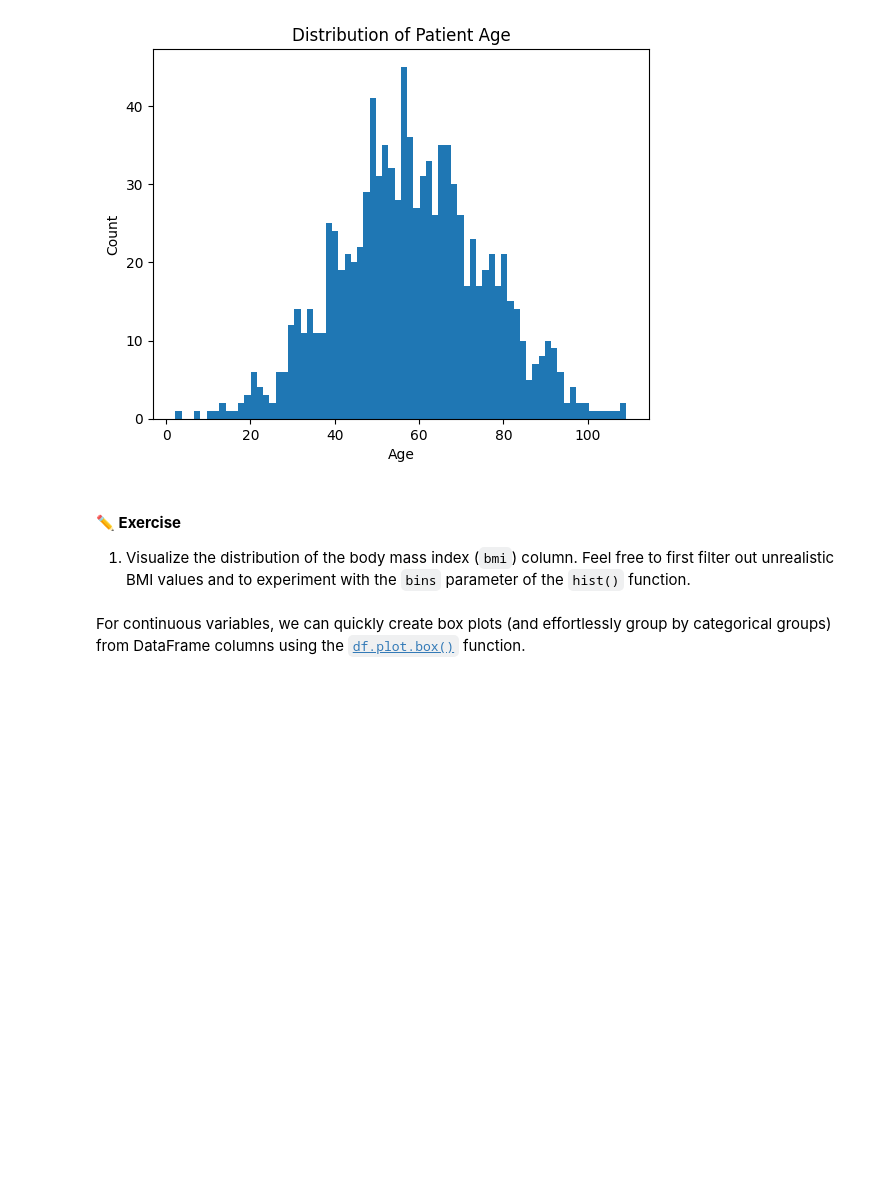
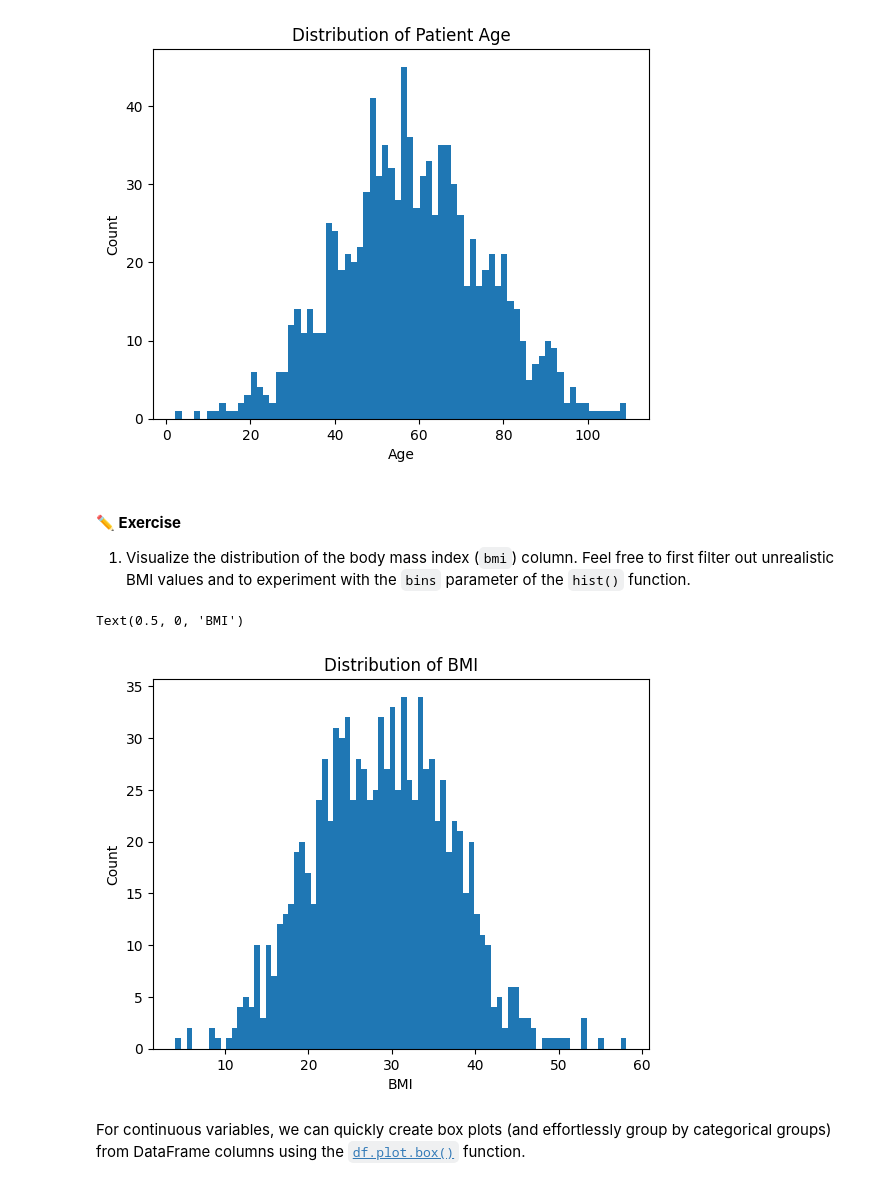
Before and after one commit to wodchiss/BME3053C-Spring-2025, a Jupyter notebook: lessons-solved/04_Pandas_2-12-2025.ipynb, the cells around one changed output. Cells and saved outputs as stored; diff of their text form; code cells hidden in the pictures; blank space fills up the shorter version.

```diff
--- a/lessons-solved/04_Pandas_2-12-2025.ipynb
+++ b/lessons-solved/04_Pandas_2-12-2025.ipynb
@@ -557,6 +583,14 @@ display(hist)
 #### **✏️ Exercise**
 
 1. Visualize the distribution of the body mass index (`bmi`) column. Feel free to first filter out unrealistic BMI values and to experiment with the `bins` parameter of the `hist()` function.
+# %%
+hist = patient_df[patient_df['bmi'] < 100]['bmi'].hist(bins = 80, grid = False)
+hist.set_title('Distribution of BMI')
+hist.set_ylabel('Count')
+hist.set_xlabel('BMI')
+# %% [output]
+Text(0.5, 0, 'BMI')
+[figure, added]
 # %% [markdown]
 For continuous variables, we can quickly create box plots (and effortlessly group by categorical groups) from DataFrame columns using the [`df.plot.box()`](https://pandas.pydata.org/docs/reference/api/pandas.DataFrame.plot.box.html#pandas.DataFrame.plot.box) function.
 # %%
```
Also changed, not shown: parts of 7 cells of this notebook.
